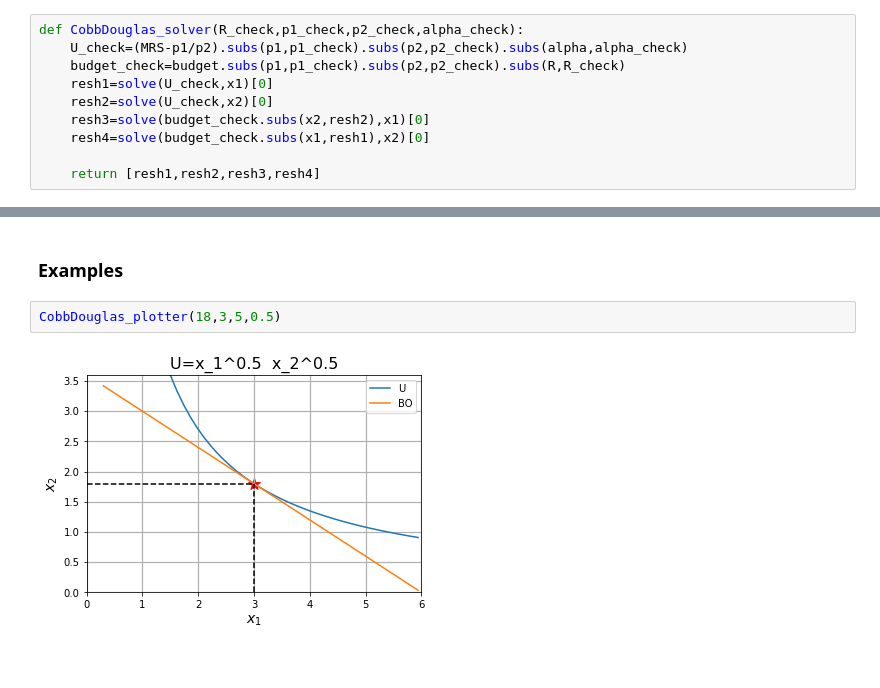
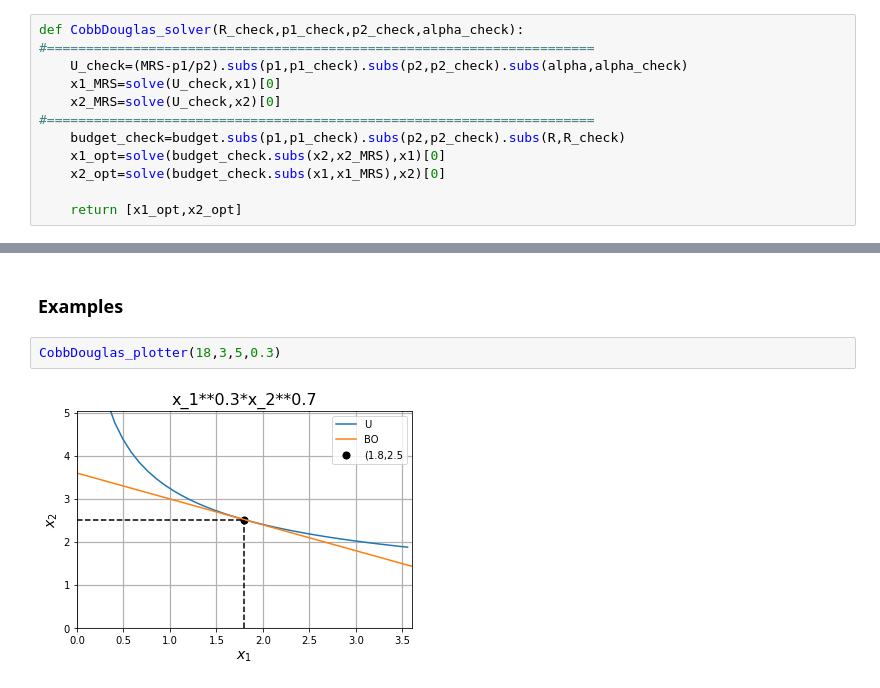
Before and after one commit to chereshan/Mini-Projects, a Jupyter notebook: Cobb-Douglas Simple Consumer Model Solver and Plotter.ipynb, the cells around one changed output, grey strips where cells are left out. Saved outputs shown, nothing was run; the diff lists cells and outputs as text.

```diff
--- a/Cobb-Douglas Simple Consumer Model Solver and Plotter.ipynb
+++ b/Cobb-Douglas Simple Consumer Model Solver and Plotter.ipynb
@@ -42,13 +44,15 @@ $\displaystyle - \frac{\alpha x_{2}}{x_{1} \left(\alpha - 1\right)} = \frac{p_{1
 # %%
 def CobbDouglas_solver(R_check,p1_check,p2_check,alpha_check):
+#======================================================================
     U_check=(MRS-p1/p2).subs(p1,p1_check).subs(p2,p2_check).subs(alpha,alpha_check)
+    x1_MRS=solve(U_check,x1)[0]
+    x2_MRS=solve(U_check,x2)[0]
+#======================================================================
     budget_check=budget.subs(p1,p1_check).subs(p2,p2_check).subs(R,R_check)
-    resh1=solve(U_check,x1)[0]
-    resh2=solve(U_check,x2)[0]
-    resh3=solve(budget_check.subs(x2,resh2),x1)[0]
-    resh4=solve(budget_check.subs(x1,resh1),x2)[0]
+    x1_opt=solve(budget_check.subs(x2,x2_MRS),x1)[0]
+    x2_opt=solve(budget_check.subs(x1,x1_MRS),x2)[0]
 
-    return [resh1,resh2,resh3,resh4]
+    return [x1_opt,x2_opt]
 # %% [markdown]
 ### Examples
 # %%
@@ -108,6 +116,6 @@ def CobbDouglas_plotter(R_check,p1_check,p2_check,alpha_check,n_tochek=50):
 # %% [markdown]
 ### Examples
 # %%
-CobbDouglas_plotter(18,3,5,0.5)
+CobbDouglas_plotter(18,3,5,0.3)
 # %% [output]
-[figure, old version]
+[figure, new version]
```
Also changed, not shown: parts of 11 cells of this notebook.
